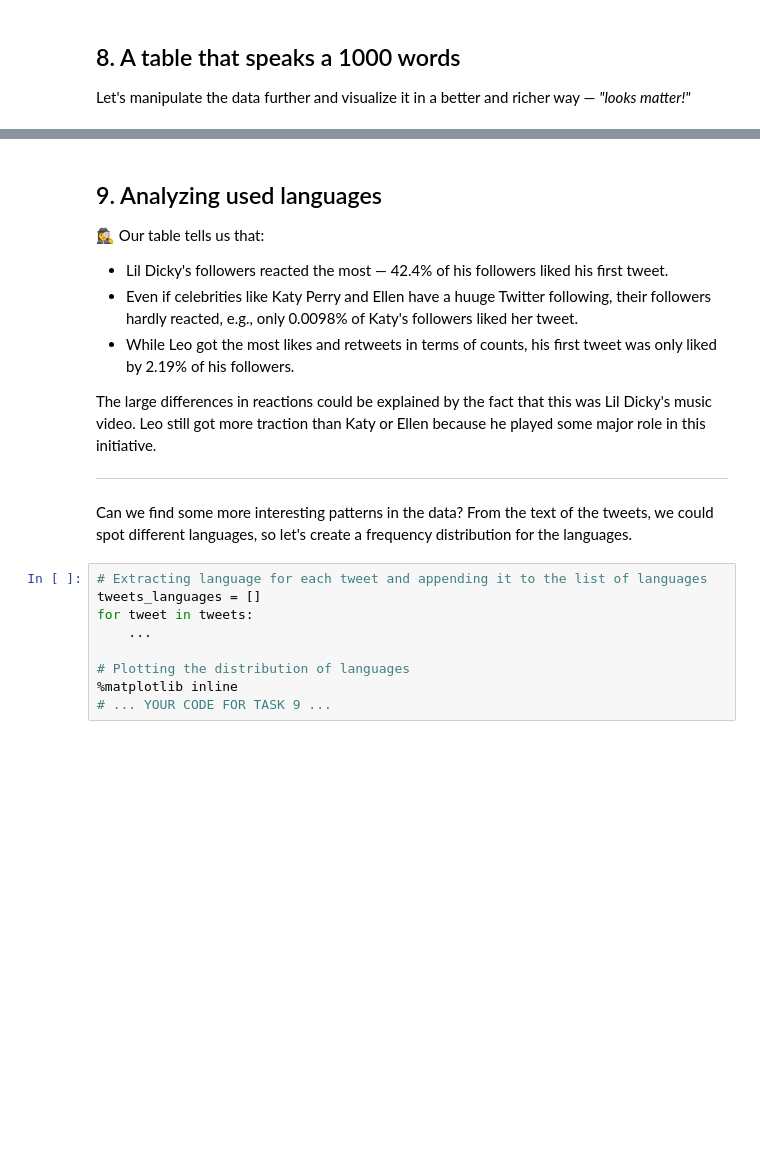
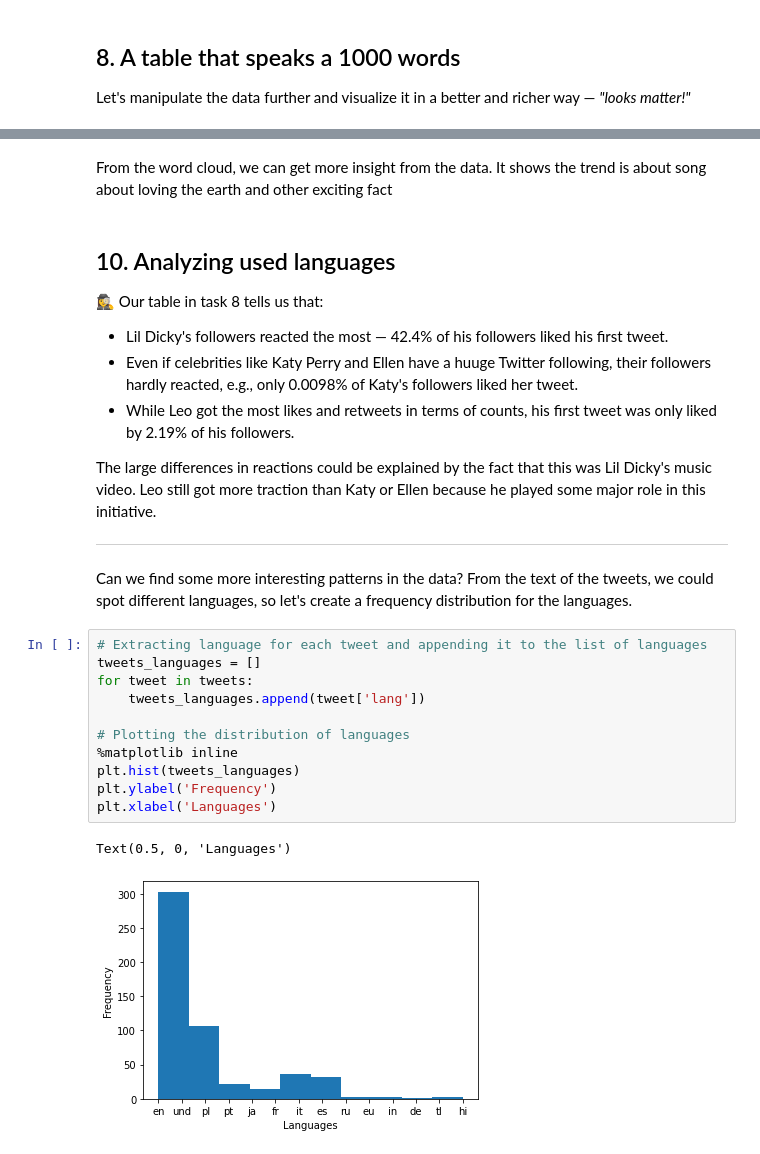
Before and after one commit to Phadate/Data_cleaning, a Jupyter notebook: notebook.ipynb, the cells around one changed output, grey strips where cells are left out. Saved outputs shown, nothing was run; the diff lists cells and outputs as text; blank space fills up the shorter version.

```diff
--- a/notebook.ipynb
+++ b/notebook.ipynb
@@ -212,6 +328,8 @@ df.style.background_gradient()
+# %% [markdown]
+From the word cloud, we can get more insight from the data. It shows the trend is about song about loving the earth and other exciting fact
 # %% [markdown]
-## 9. Analyzing used languages
-<p>🕵️‍♀️ Our table tells us that:</p>
+## 10. Analyzing used languages
+<p>🕵️‍♀️ Our table in task 8 tells us that:</p>
 <ul>
 <li>Lil Dicky's followers reacted the most — 42.4% of his followers liked his first tweet. </li>
 <li>Even if celebrities like Katy Perry and Ellen have a huuge Twitter following, their followers hardly reacted, e.g., only 0.0098% of Katy's followers liked her tweet. </li>
@@ -223,12 +341,17 @@ df.style.background_gradient()
 # %%
 # Extracting language for each tweet and appending it to the list of languages
 tweets_languages = []
 for tweet in tweets:
-    ...
+    tweets_languages.append(tweet['lang'])
 
 # Plotting the distribution of languages
 %matplotlib inline
-# ... YOUR CODE FOR TASK 9 ...
+plt.hist(tweets_languages)
+plt.ylabel('Frequency')
+plt.xlabel('Languages')
+# %% [output]
+Text(0.5, 0, 'Languages')
+[figure, added]
 # %% [markdown]
 ## 10. Final thoughts
 <p>🕵️‍♀️ The last histogram tells us that:</p>
```
Also changed, not shown: parts of 19 cells of this notebook.
